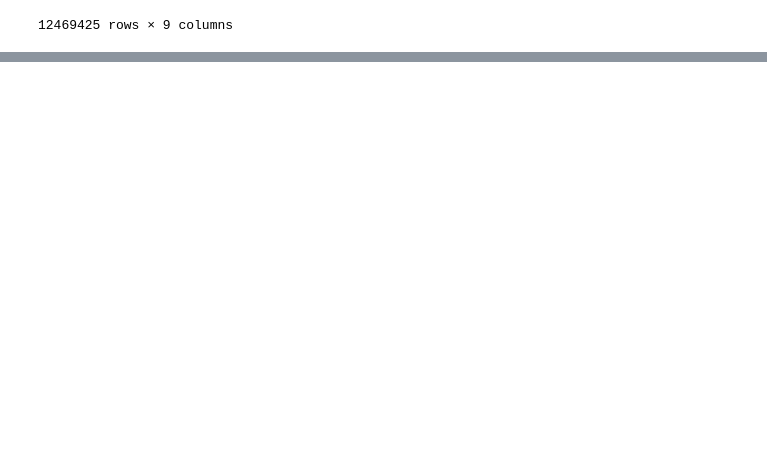
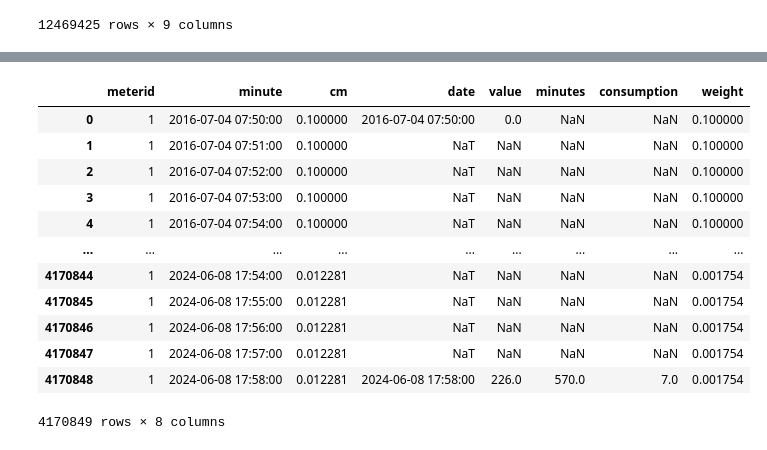
Before and after one commit to edalfon/strom, a Jupyter notebook: quarto/99_playground.ipynb, the cells around one changed output, grey strips where cells are left out. Saved outputs shown, nothing was run; the diff lists cells and outputs as text; code cells hidden in the pictures; blank space fills up the shorter version.

```diff
--- a/quarto/99_playground.ipynb
+++ b/quarto/99_playground.ipynb
@@ -212,0 +265,27 @@ FROM strom_minute
+# %%
+%%sql
+SELECT *,
+            1 / FIRST_VALUE(minutes IGNORE NULLS) OVER(
+                PARTITION BY meterid
+                ORDER BY minute
+                ROWS BETWEEN CURRENT ROW AND UNBOUNDED FOLLOWING
+            ) AS weight,
+
+FROM strom_minute
+WHERE meterid = 1
+--LIMIT 50 OFFSET 100089
+;
+# %% [output]
+|  | meterid | minute | cm | date | value | minutes | consumption | weight |
+| 0 | 1 | 2016-07-04 07:50:00 | 0.100000 | 2016-07-04 07:50:00 | 0.0 | NaN | NaN | 0.100000 |
+| 1 | 1 | 2016-07-04 07:51:00 | 0.100000 | NaT | NaN | NaN | NaN | 0.100000 |
+| 2 | 1 | 2016-07-04 07:52:00 | 0.100000 | NaT | NaN | NaN | NaN | 0.100000 |
+| 3 | 1 | 2016-07-04 07:53:00 | 0.100000 | NaT | NaN | NaN | NaN | 0.100000 |
+| 4 | 1 | 2016-07-04 07:54:00 | 0.100000 | NaT | NaN | NaN | NaN | 0.100000 |
+| ... | ... | ... | ... | ... | ... | ... | ... | ... |
+| 4170844 | 1 | 2024-06-08 17:54:00 | 0.012281 | NaT | NaN | NaN | NaN | 0.001754 |
+| 4170845 | 1 | 2024-06-08 17:55:00 | 0.012281 | NaT | NaN | NaN | NaN | 0.001754 |
+| 4170846 | 1 | 2024-06-08 17:56:00 | 0.012281 | NaT | NaN | NaN | NaN | 0.001754 |
+| 4170847 | 1 | 2024-06-08 17:57:00 | 0.012281 | NaT | NaN | NaN | NaN | 0.001754 |
+| 4170848 | 1 | 2024-06-08 17:58:00 | 0.012281 | 2024-06-08 17:58:00 | 226.0 | 570.0 | 7.0 | 0.001754 |
+4170849 rows × 8 columns
```
Also changed, not shown: parts of 1 cell of this notebook, 5 other files.
